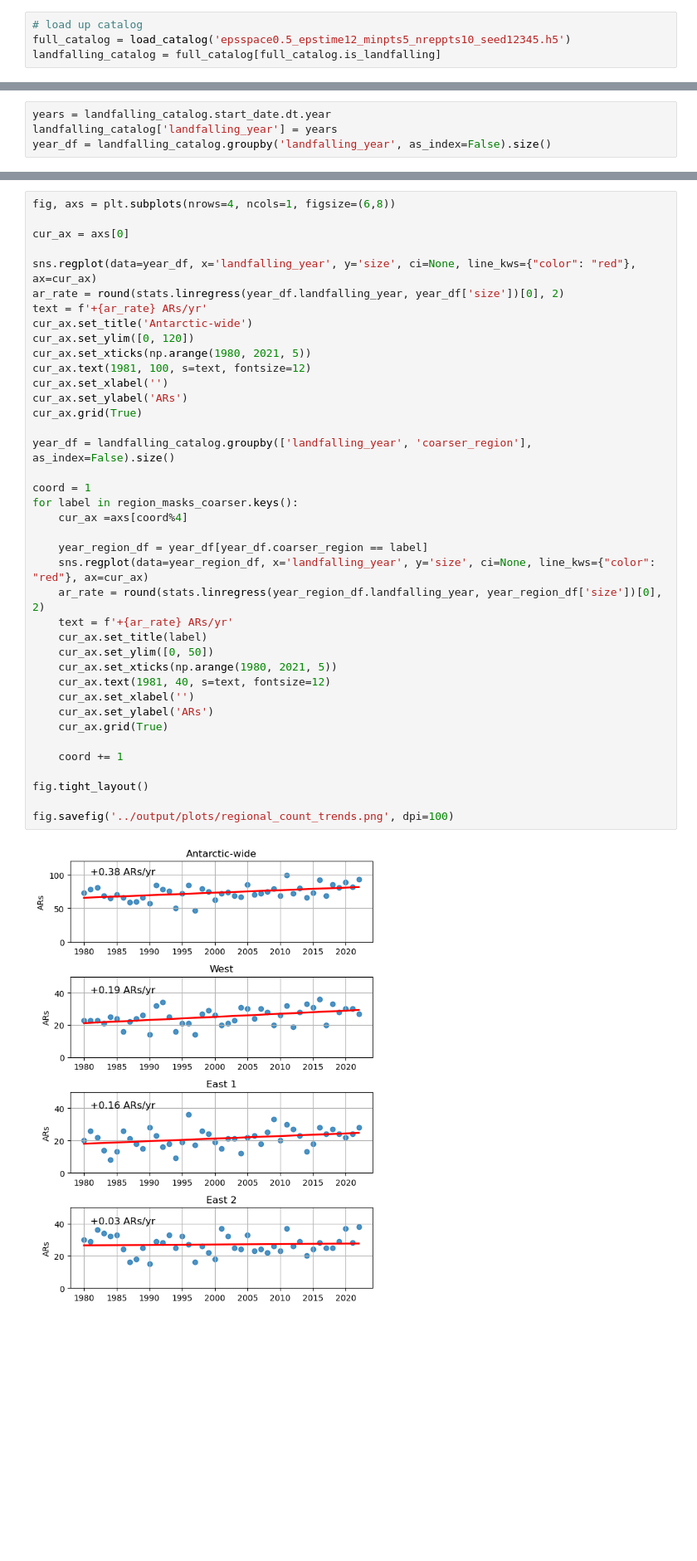
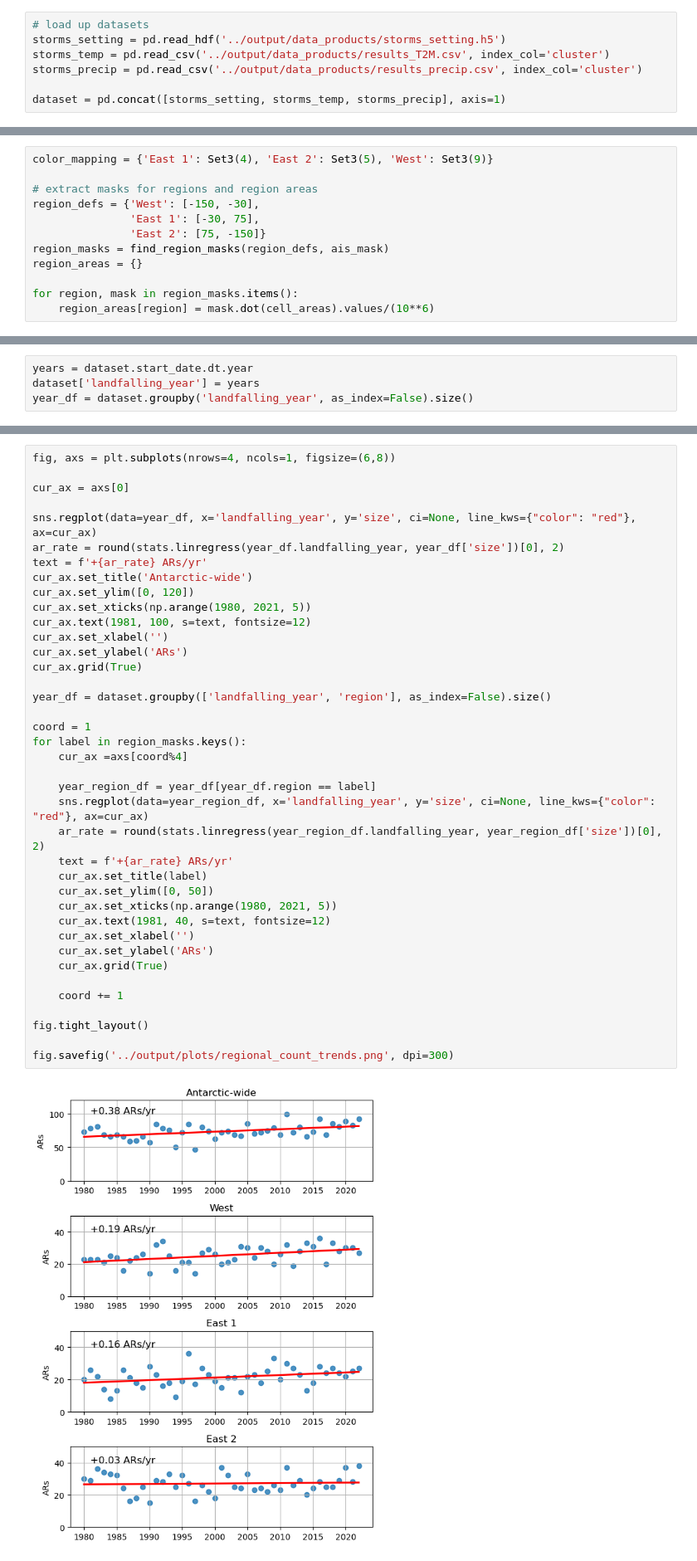
Before and after one commit to jbbutler/antarctic_AR_dataset, a Jupyter notebook: notebooks/dataset_explorations.ipynb, the cells around one changed output, grey strips where cells are left out. Shown at 83% size. Cells and saved outputs as stored; diff of their text form; blank space fills up the shorter version.

Commit message:
adding dataset explorations

```diff
--- a/notebooks/dataset_explorations.ipynb
+++ b/notebooks/dataset_explorations.ipynb
@@ -38,6 +39,9 @@ import numpy as np
 ais_mask = load_ais()
 cell_areas = load_cell_areas()
 # %%
-# load up catalog
-full_catalog = load_catalog('epsspace0.5_epstime12_minpts5_nreppts10_seed12345.h5')
-landfalling_catalog = full_catalog[full_catalog.is_landfalling]
+# load up datasets
+storms_setting = pd.read_hdf('../output/data_products/storms_setting.h5')
+storms_temp = pd.read_csv('../output/data_products/results_T2M.csv', index_col='cluster')
+storms_precip = pd.read_csv('../output/data_products/results_precip.csv', index_col='cluster')
+
+dataset = pd.concat([storms_setting, storms_temp, storms_precip], axis=1)
@@ -65 +54,13 @@ for region, mask in region_masks_coarser.items():
+# %%
+color_mapping = {'East 1': Set3(4), 'East 2': Set3(5), 'West': Set3(9)}
+
+# extract masks for regions and region areas
+region_defs = {'West': [-150, -30],
+               'East 1': [-30, 75],
+               'East 2': [75, -150]}
+region_masks = find_region_masks(region_defs, ais_mask)
+region_areas = {}
+
+for region, mask in region_masks.items():
+    region_areas[region] = mask.dot(cell_areas).values/(10**6)
 # %%
@@ -115,7 +116,7 @@ fig.savefig('../output/plots/regional_counts.png', dpi=100)
 # %%
-years = landfalling_catalog.start_date.dt.year
-landfalling_catalog['landfalling_year'] = years
-year_df = landfalling_catalog.groupby('landfalling_year', as_index=False).size()
+years = dataset.start_date.dt.year
+dataset['landfalling_year'] = years
+year_df = dataset.groupby('landfalling_year', as_index=False).size()
 # %%
 year_df['size'].describe()
 # %% [output]
@@ -137,36 +140,36 @@ sns.regplot(data=year_df, x='landfalling_year', y='size', ci=None, line_kws={"co
 ar_rate = round(stats.linregress(year_df.landfalling_year, year_df['size'])[0], 2)
 text = f'+{ar_rate} ARs/yr'
 cur_ax.set_title('Antarctic-wide')
 cur_ax.set_ylim([0, 120])
 cur_ax.set_xticks(np.arange(1980, 2021, 5))
 cur_ax.text(1981, 100, s=text, fontsize=12)
 cur_ax.set_xlabel('')
 cur_ax.set_ylabel('ARs')
 cur_ax.grid(True)
 
-year_df = landfalling_catalog.groupby(['landfalling_year', 'coarser_region'], as_index=False).size()
+year_df = dataset.groupby(['landfalling_year', 'region'], as_index=False).size()
 
 coord = 1
-for label in region_masks_coarser.keys():
+for label in region_masks.keys():
     cur_ax =axs[coord%4]
 
-    year_region_df = year_df[year_df.coarser_region == label]
+    year_region_df = year_df[year_df.region == label]
     sns.regplot(data=year_region_df, x='landfalling_year', y='size', ci=None, line_kws={"color": "red"}, ax=cur_ax)
     ar_rate = round(stats.linregress(year_region_df.landfalling_year, year_region_df['size'])[0], 2)
     text = f'+{ar_rate} ARs/yr'
     cur_ax.set_title(label)
     cur_ax.set_ylim([0, 50])
     cur_ax.set_xticks(np.arange(1980, 2021, 5))
     cur_ax.text(1981, 40, s=text, fontsize=12)
     cur_ax.set_xlabel('')
     cur_ax.set_ylabel('ARs')
     cur_ax.grid(True)
 
     coord += 1
 
 fig.tight_layout()
 
-fig.savefig('../output/plots/regional_count_trends.png', dpi=100)
+fig.savefig('../output/plots/regional_count_trends.png', dpi=300)
 # %% [output]
-[figure, old version]
+[figure, new version]
 # %%
```
Also changed, not shown: parts of 35 cells of this notebook, 2 other files.
